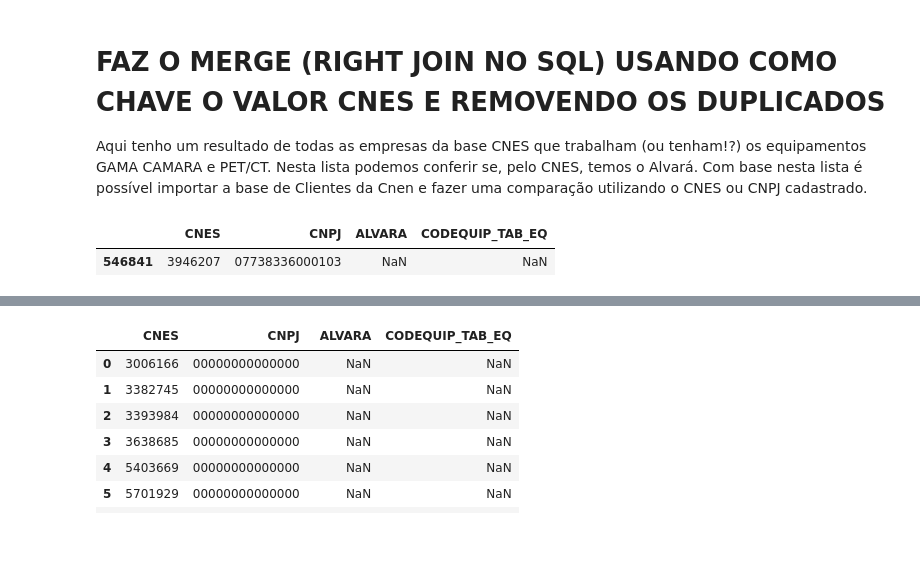
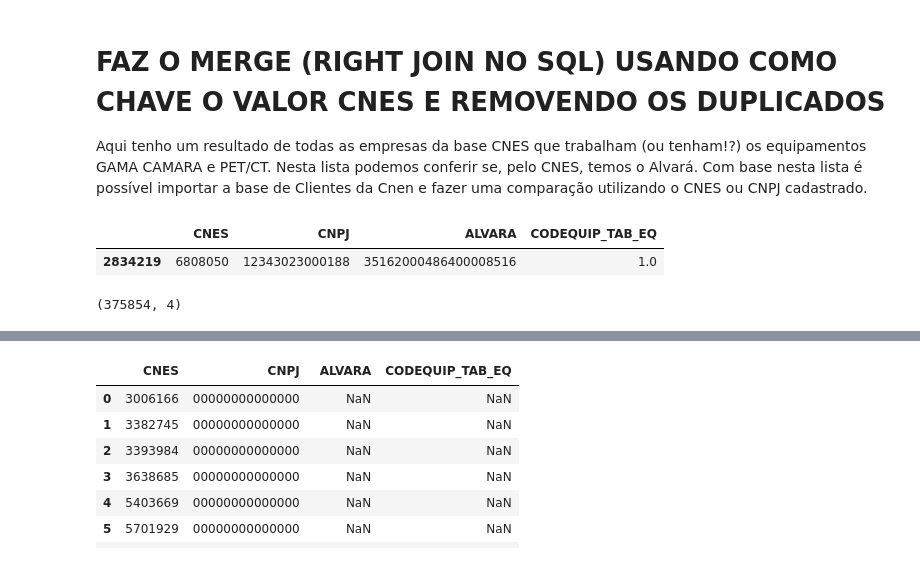
Before and after one commit to hamiltonvalerio/DS_CNES_DATASUS, a Jupyter notebook: CNES.ipynb, the cells around one changed output, grey strips where cells are left out. Cells and saved outputs as stored; diff of their text form; code cells hidden in the pictures.

```diff
--- a/CNES.ipynb
+++ b/CNES.ipynb
@@ -183,10 +183,14 @@ df_lista_cnes['CNPJ'] = df_lista_cnes['CNPJ'].str.replace("/","")
 df_lista_cnes['CNPJ'] = df_lista_cnes['CNPJ'].str.replace("-","")
 df_lista_cnes['CNPJ'] = df_lista_cnes['CNPJ'].str.replace(" ","")
 # %%
-filtro_cnpj_lista = ['07738336000103']
+filtro_cnpj_lista = ['12343023000188']
 result_cnpj_lista = df_lista_cnes[df_lista_cnes['CNPJ'].str.contains('|'.join(filtro_cnpj_lista))]
 
 result_cnpj_lista
 # %% [output]
 |  | CNES | CNPJ | ALVARA | CODEQUIP_TAB_EQ |
-| 546841 | 3946207 | 07738336000103 | NaN | NaN |
+| 2834219 | 6808050 | 12343023000188 | 35162000486400008516 | 1.0 |
+# %%
+df_lista_cnes.shape
+# %% [output]
+(375854, 4)
```
Also changed, not shown: parts of 17 cells of this notebook.
